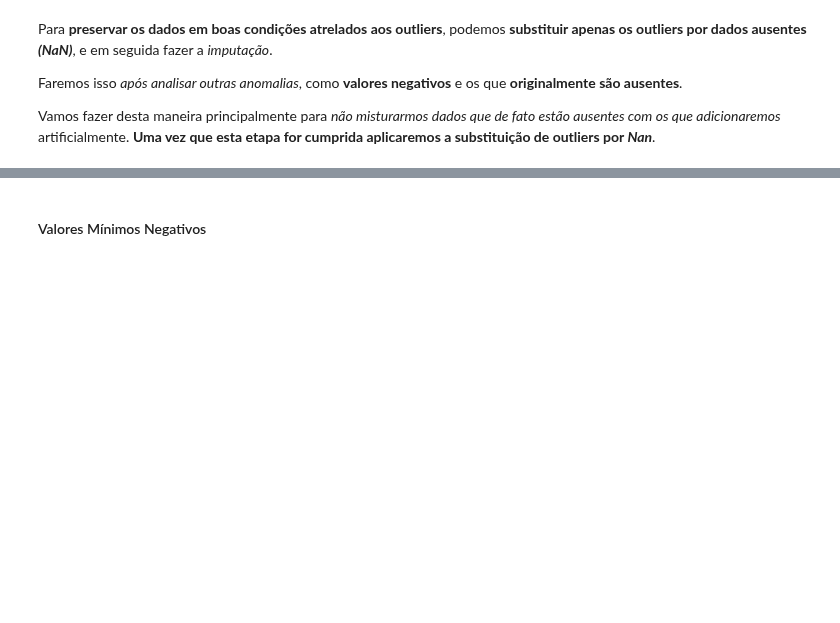
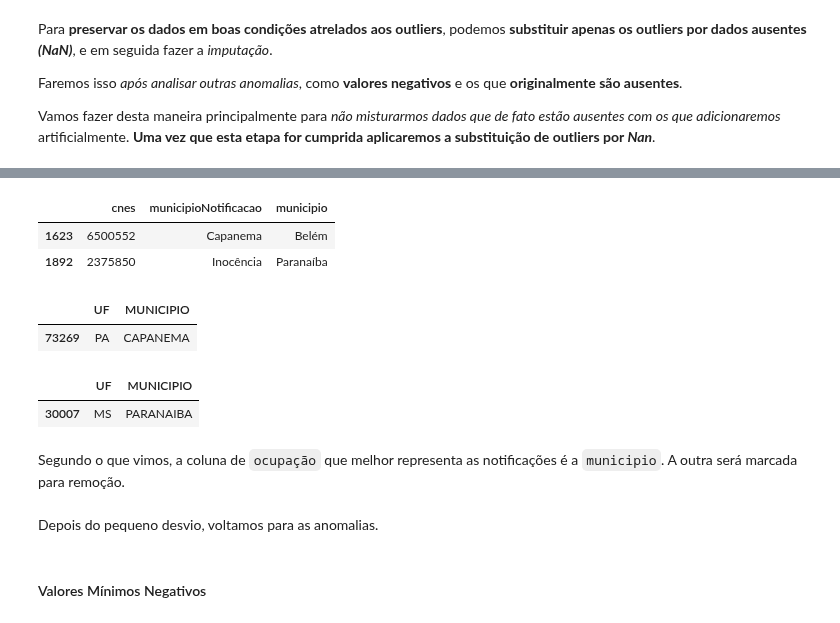
Before and after one commit to lucascorumba/study-projects, a Jupyter notebook: covid-hospital/analysis.ipynb, the cells around one changed output, grey strips where cells are left out. Drawn from its saved outputs; the diff is of its cells as text; code cells hidden in the pictures; blank space fills up the shorter version.

```diff
--- a/covid-hospital/analysis.ipynb
+++ b/covid-hospital/analysis.ipynb
@@ -360,0 +372,5 @@ Agora `estado` e `estadoNotificacao` são idênticas, podemos utilizar tanto uma
+# %%
+# DataFrame temporário onde 'municipio' e 'municipioNotificacao' não coincidem
+df_notif_municipio = df.loc[df['municipio'] != df['municipioNotificacao']]
+# número de registros
+len(df_notif_municipio)
@@ -689,0 +739,21 @@ Vamos fazer desta maneira principalmente para *não misturarmos dados que de fat
+# %%
+# 2 primeiros registros onde 'municipio' é diferente de 'municipioNotificacao'
+df_notif_municipio.iloc[0:2, [3, 19, 21]]
+# %% [output]
+|  | cnes | municipioNotificacao | municipio |
+| 1623 | 6500552 | Capanema | Belém |
+| 1892 | 2375850 | Inocência | Paranaíba |
+# %%
+# veremos se retorna 'Capanema' ou 'Belém'
+df_leitos.loc[df_leitos['CNES'] == 6500552, ['UF', 'MUNICIPIO']].head(1)
+# %% [output]
+|  | UF | MUNICIPIO |
+| 73269 | PA | CAPANEMA |
+# %%
+# outro teste - deverá retornar 'Inocência' ou 'Paranaíba' --- pelo teste anterior, provavelmente 'Paranaíba'
+df_leitos.loc[df_leitos['CNES'] == 2375850, ['UF', 'MUNICIPIO']].head(1)
+# %% [output]
+|  | UF | MUNICIPIO |
+| 30007 | MS | PARANAIBA |
+# %% [markdown]
+Segundo o que vimos, a coluna de `ocupação` que melhor representa as notificações é a `municipio`. A outra será marcada para remoção.
@@ -690,3 +762,5 @@ Vamos fazer desta maneira principalmente para *não misturarmos dados que de fat
+# %% [markdown]
+Depois do pequeno desvio, voltamos para as anomalias.
 # %% [markdown]
 #### Valores Mínimos Negativos
 # %% [markdown]
```
Also changed, not shown: parts of 22 cells of this notebook.
